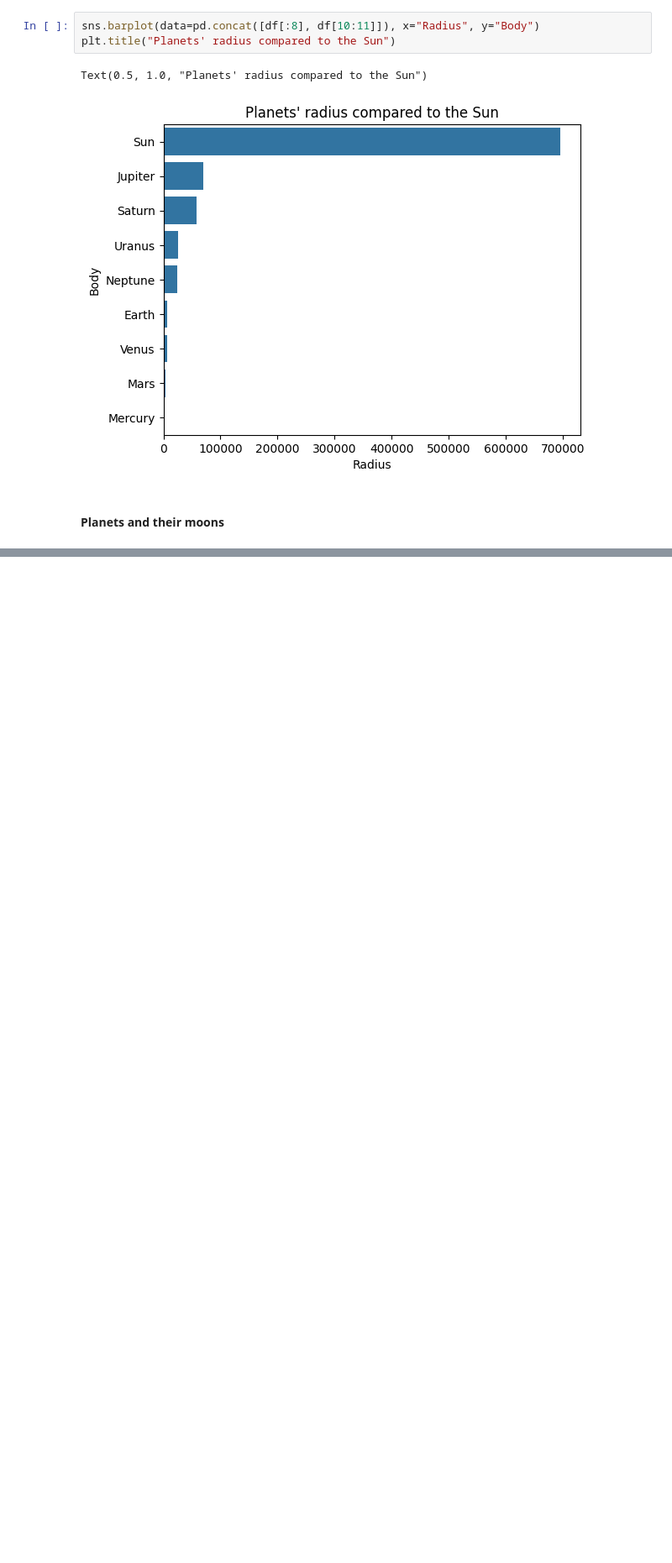
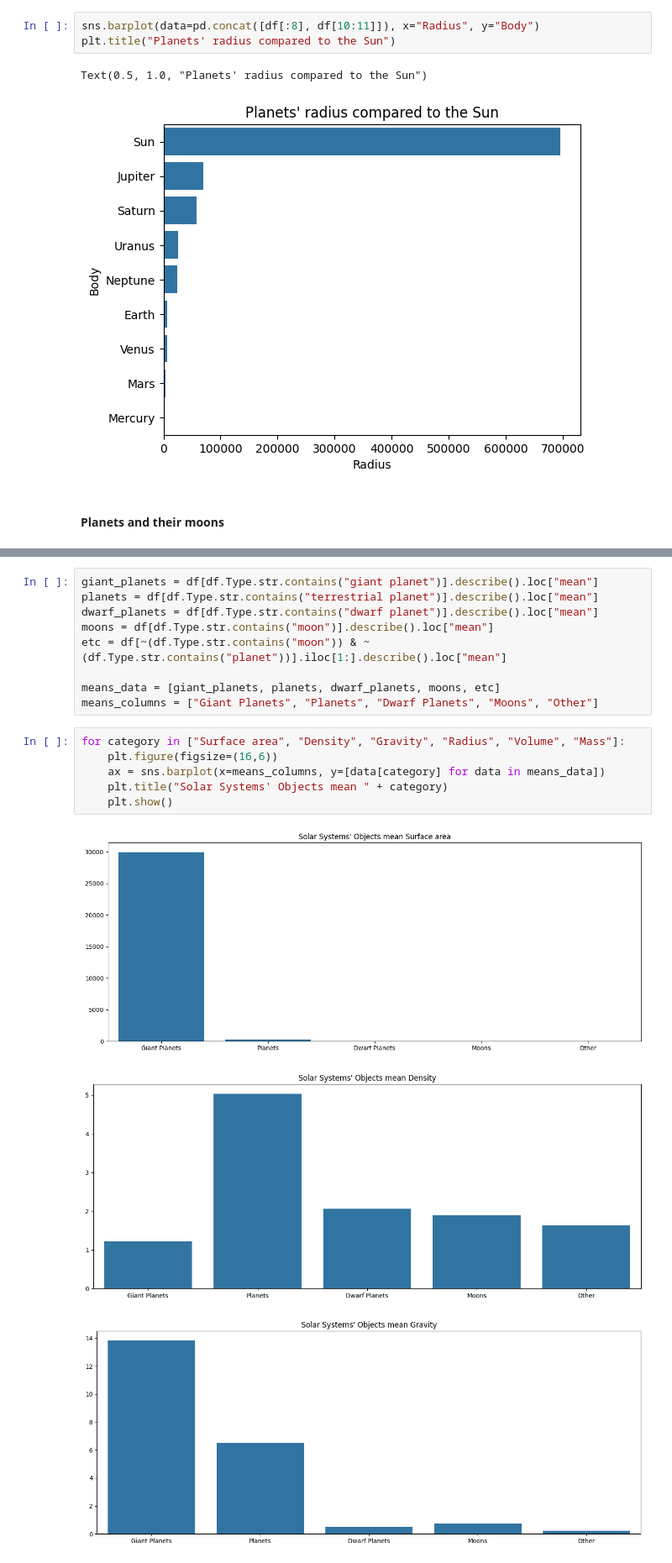
Before and after one commit to Ednaxx/Web-Data-Scraping, a Jupyter notebook: SolarSystemBigObjects.ipynb, the cells around one changed output, grey strips where cells are left out. Shown: that part at 84% size. Drawn from its saved outputs; the diff is of its cells as text; blank space fills up the shorter version.

Commit message:
Added means barplots

```diff
--- a/SolarSystemBigObjects.ipynb
+++ b/SolarSystemBigObjects.ipynb
@@ -234,3 +234,22 @@ ax[4].legend(get_data("Neptune").Body, loc="lower left")
 # %% [output]
 <matplotlib.legend.Legend at 0x...>
 [figure]
+# %%
+giant_planets = df[df.Type.str.contains("giant planet")].describe().loc["mean"]
+planets = df[df.Type.str.contains("terrestrial planet")].describe().loc["mean"]
+dwarf_planets = df[df.Type.str.contains("dwarf planet")].describe().loc["mean"]
+moons = df[df.Type.str.contains("moon")].describe().loc["mean"]
+etc = df[~(df.Type.str.contains("moon")) & ~(df.Type.str.contains("planet"))].iloc[1:].describe().loc["mean"]
+
+means_data = [giant_planets, planets, dwarf_planets, moons, etc]
+means_columns = ["Giant Planets", "Planets", "Dwarf Planets", "Moons", "Other"]
+# %%
+for category in ["Surface area", "Density", "Gravity", "Radius", "Volume", "Mass"]:
+    plt.figure(figsize=(16,6))
+    ax = sns.barplot(x=means_columns, y=[data[category] for data in means_data])
+    plt.title("Solar Systems' Objects mean " + category)
+    plt.show()
+# %% [output]
+[figure, added]
+[figure, added]
+[figure, added]
```
Also changed, not shown: parts of 2 cells of this notebook.
